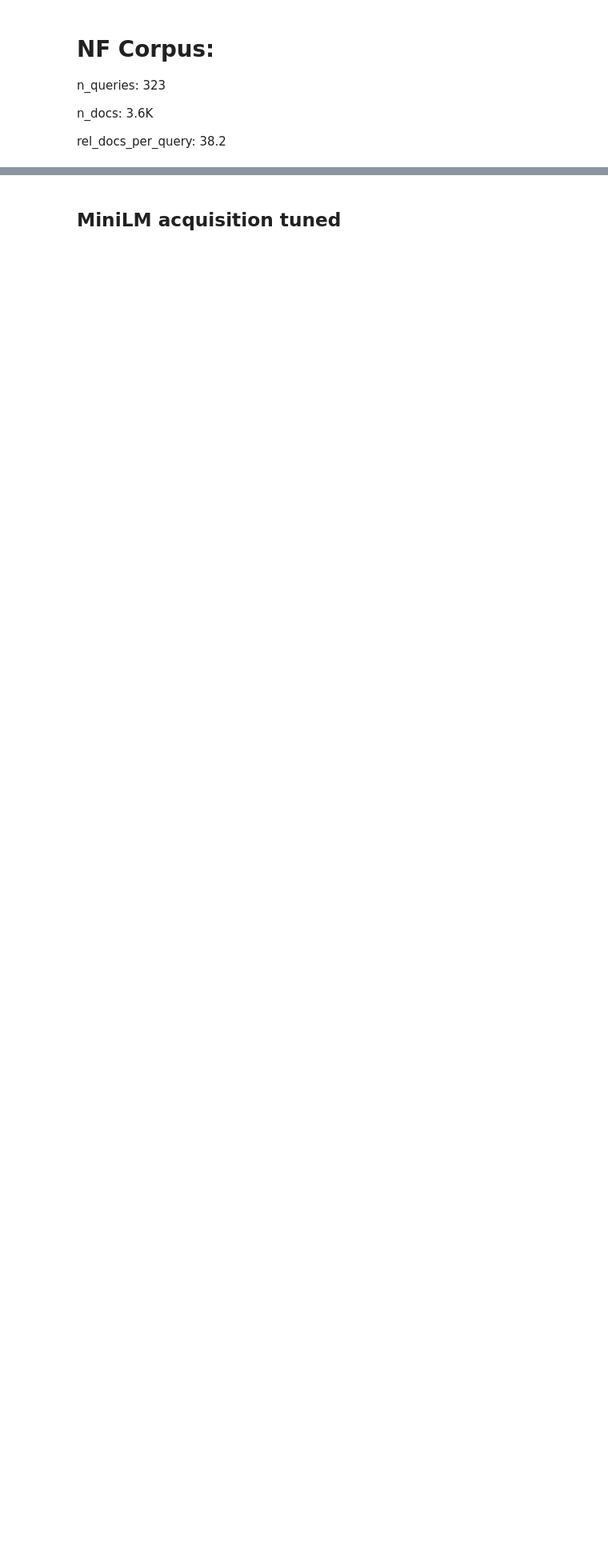
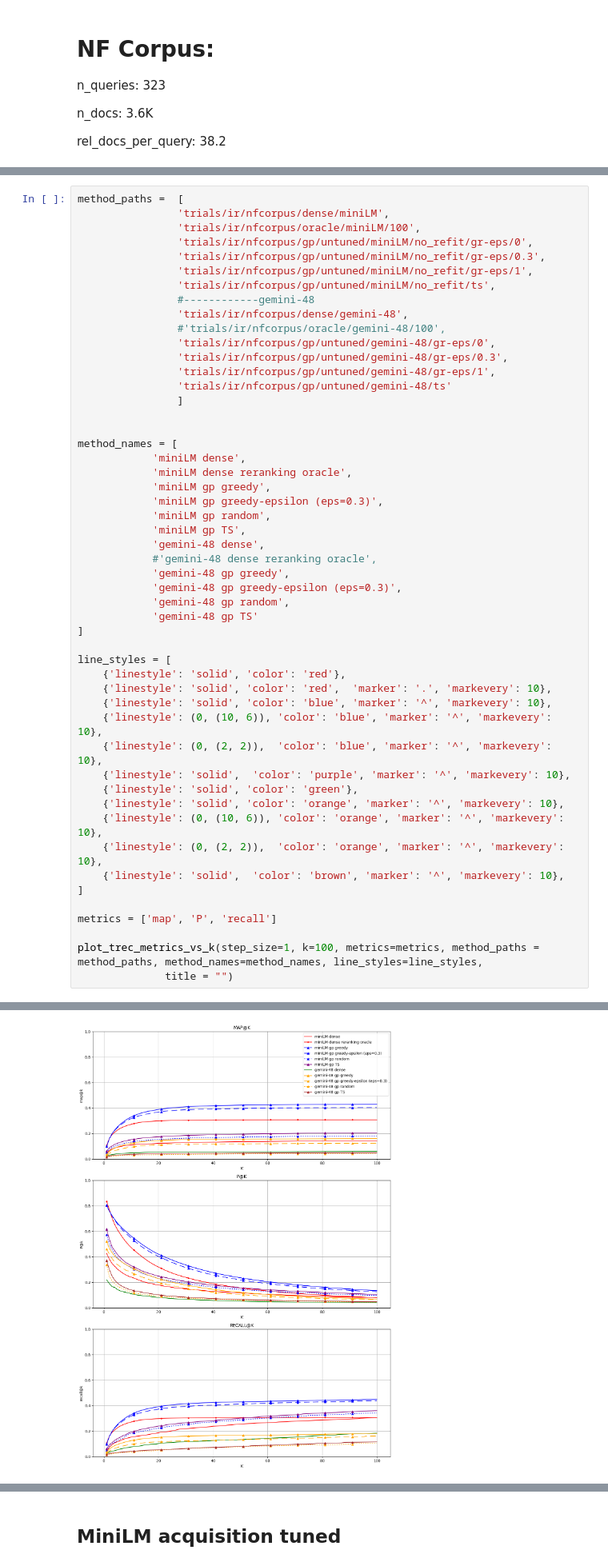
Before and after one commit to D3Mlab/nl-pe, a Jupyter notebook: notebooks/plots/trec.ipynb, the cells around one changed output, grey strips where cells are left out. Shown at 80% size. Cells and saved outputs as stored; diff of their text form; blank space fills up the shorter version.

```diff
--- a/notebooks/plots/trec.ipynb
+++ b/notebooks/plots/trec.ipynb
@@ -23,0 +28,52 @@ rel_docs_per_query: 38.2
+# %%
+method_paths =  [
+                'trials/ir/nfcorpus/dense/miniLM',
+                'trials/ir/nfcorpus/oracle/miniLM/100',
+                'trials/ir/nfcorpus/gp/untuned/miniLM/no_refit/gr-eps/0',
+                'trials/ir/nfcorpus/gp/untuned/miniLM/no_refit/gr-eps/0.3',
+                'trials/ir/nfcorpus/gp/untuned/miniLM/no_refit/gr-eps/1',
+                'trials/ir/nfcorpus/gp/untuned/miniLM/no_refit/ts',
+                #------------gemini-48
+                'trials/ir/nfcorpus/dense/gemini-48',
+                #'trials/ir/nfcorpus/oracle/gemini-48/100',
+                'trials/ir/nfcorpus/gp/untuned/gemini-48/gr-eps/0',
+                'trials/ir/nfcorpus/gp/untuned/gemini-48/gr-eps/0.3',
+                'trials/ir/nfcorpus/gp/untuned/gemini-48/gr-eps/1',
+                'trials/ir/nfcorpus/gp/untuned/gemini-48/ts'
+                ]
+
+
+method_names = [
+            'miniLM dense',
+            'miniLM dense reranking oracle',
+            'miniLM gp greedy',
+            'miniLM gp greedy-epsilon (eps=0.3)',
+            'miniLM gp random',
+            'miniLM gp TS',
+            'gemini-48 dense',
+            #'gemini-48 dense reranking oracle',
+            'gemini-48 gp greedy',
+            'gemini-48 gp greedy-epsilon (eps=0.3)',
+            'gemini-48 gp random',
+            'gemini-48 gp TS'
+]
+
+line_styles = [
+    {'linestyle': 'solid', 'color': 'red'},
+    {'linestyle': 'solid', 'color': 'red',  'marker': '.', 'markevery': 10},
+    {'linestyle': 'solid', 'color': 'blue', 'marker': '^', 'markevery': 10},
+    {'linestyle': (0, (10, 6)), 'color': 'blue', 'marker': '^', 'markevery': 10},
+    {'linestyle': (0, (2, 2)),  'color': 'blue', 'marker': '^', 'markevery': 10},
+    {'linestyle': 'solid',  'color': 'purple', 'marker': '^', 'markevery': 10},
+    {'linestyle': 'solid', 'color': 'green'},
+    {'linestyle': 'solid', 'color': 'orange', 'marker': '^', 'markevery': 10},
+    {'linestyle': (0, (10, 6)), 'color': 'orange', 'marker': '^', 'markevery': 10},
+    {'linestyle': (0, (2, 2)),  'color': 'orange', 'marker': '^', 'markevery': 10},
+    {'linestyle': 'solid',  'color': 'brown', 'marker': '^', 'markevery': 10},
+]
+
+metrics = ['map', 'P', 'recall']
+
+plot_trec_metrics_vs_k(step_size=1, k=100, metrics=metrics, method_paths = method_paths, method_names=method_names, line_styles=line_styles,
+              title = "")
+# %% [output]
@@ -24 +84,2 @@ rel_docs_per_query: 38.2
+[figure, added]
 # %% [markdown]
```
Also changed, not shown: parts of 5 cells of this notebook, 2 other files.
